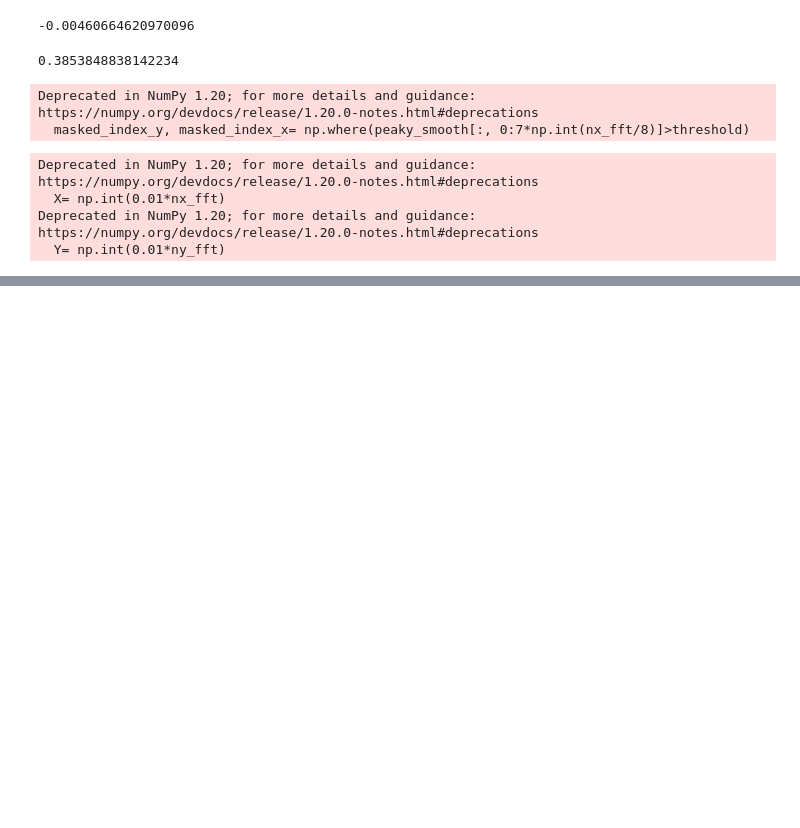
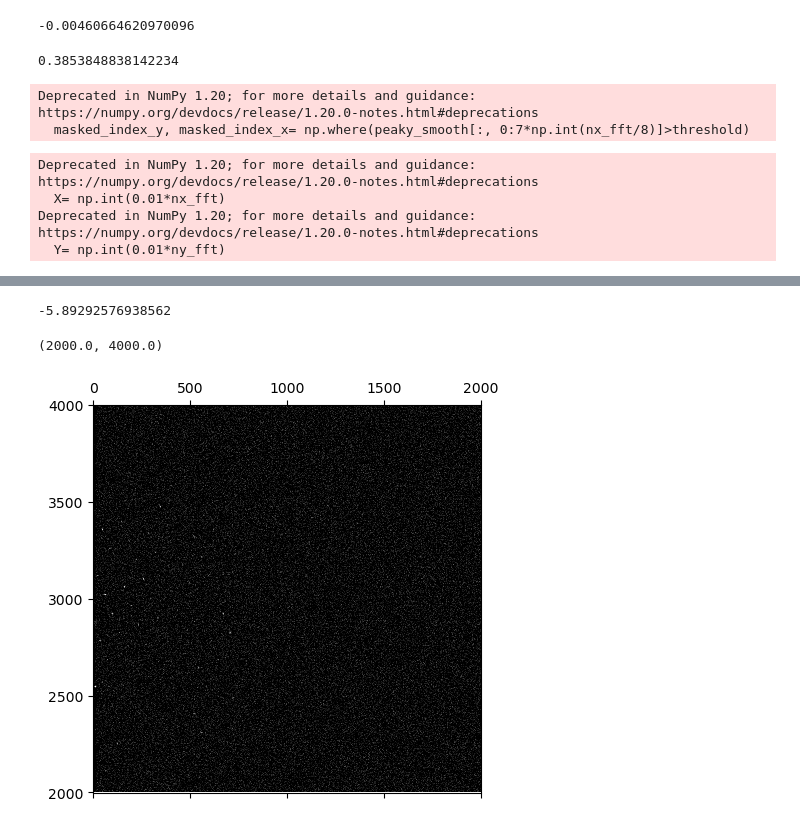
Before and after one commit to r-karimi/saxtal, a Jupyter notebook: test_bk.ipynb, the cells around one changed output, grey strips where cells are left out. Cells and saved outputs as stored; diff of their text form; code cells hidden in the pictures; blank space fills up the shorter version.

```diff
--- a/test_bk.ipynb
+++ b/test_bk.ipynb
@@ -5,6 +5,9 @@ import matplotlib.pyplot as plt
 import numpy as np
 
 from skimage.exposure import rescale_intensity
+import scipy.fft as sfft
+import saxtal_functions as sax
+plt.rcParams['figure.figsize'] = [10, 10]
 # %%
 micrographnamein= "test_data/test_lattice.mrc"
 micrographnameout= micrographnamein.replace(".mrc", "_filt.mrc")
@@ -98,0 +121,23 @@ iwrsec_opened(image_nolattice,filteredmic)
+# %%
+np.min(peaky_smooth)
+# %% [output]
+-5.89292576938562
+# %%
+# Plot the points found on the first pass (thresholding with num_sd)
+
+log_diff_spectrum_s = sfft.fftshift(peaky_smooth, axes=0)
+unwrapped_indices = sax.unwrap_indices(np.array([masked_index_y, masked_index_x]), power)
+unwrapped_indices[0,:] = unwrapped_indices[0,:] + np.shape(power)[0]/2
+
+plt.matshow(log_diff_spectrum_s,
+           cmap = "Greys_r",
+           vmax = 4,
+           vmin = 0)
+
+#lt.scatter(x = unwrapped_indices[1,:], y = unwrapped_indices[0,:], s = 1, alpha = 1)
+
+plt.xlim(0,2000)
+plt.ylim(2000,4000)
+# %% [output]
+(2000.0, 4000.0)
+[figure, added]
```
Also changed, not shown: parts of 2 cells of this notebook, 3 other files.
